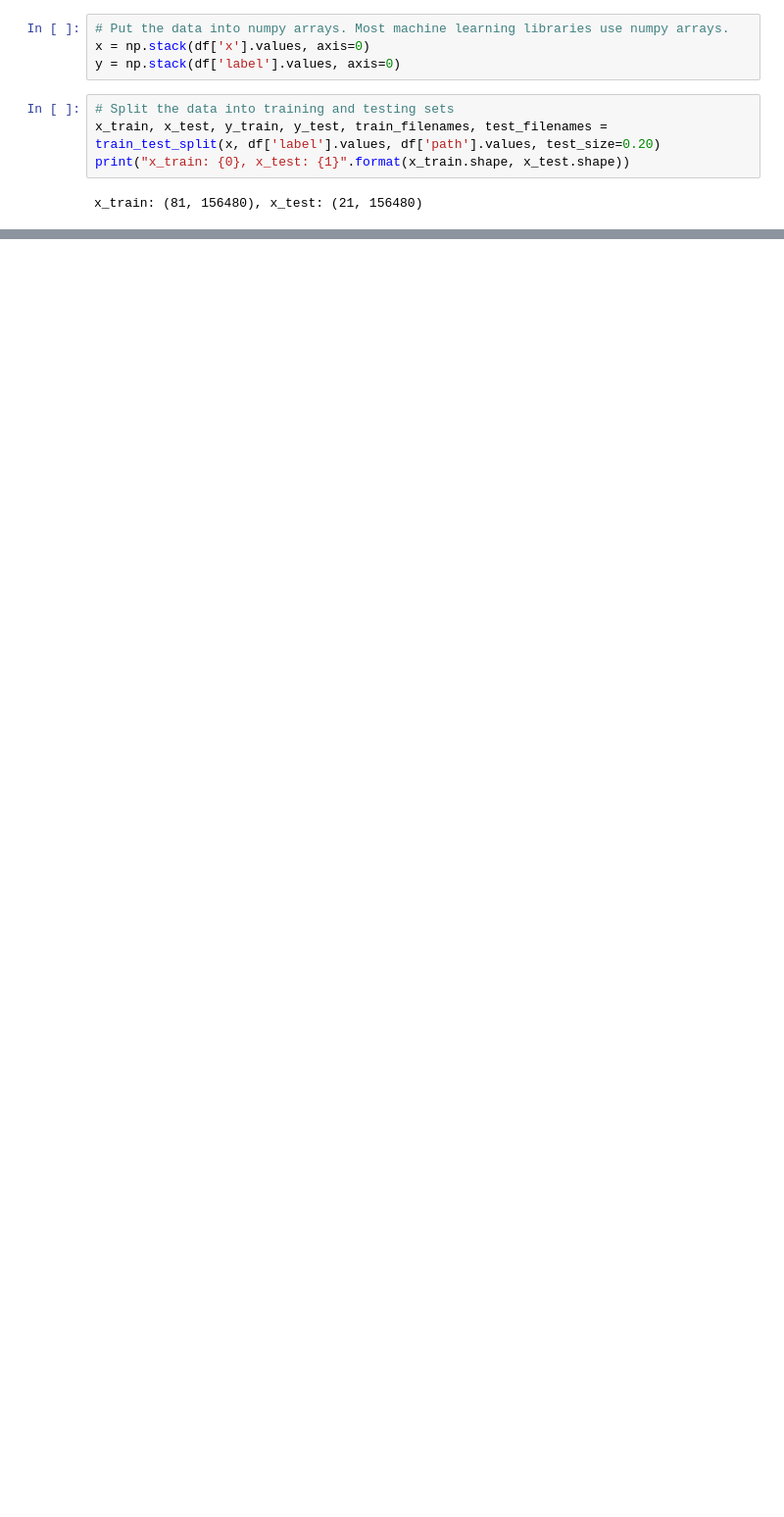
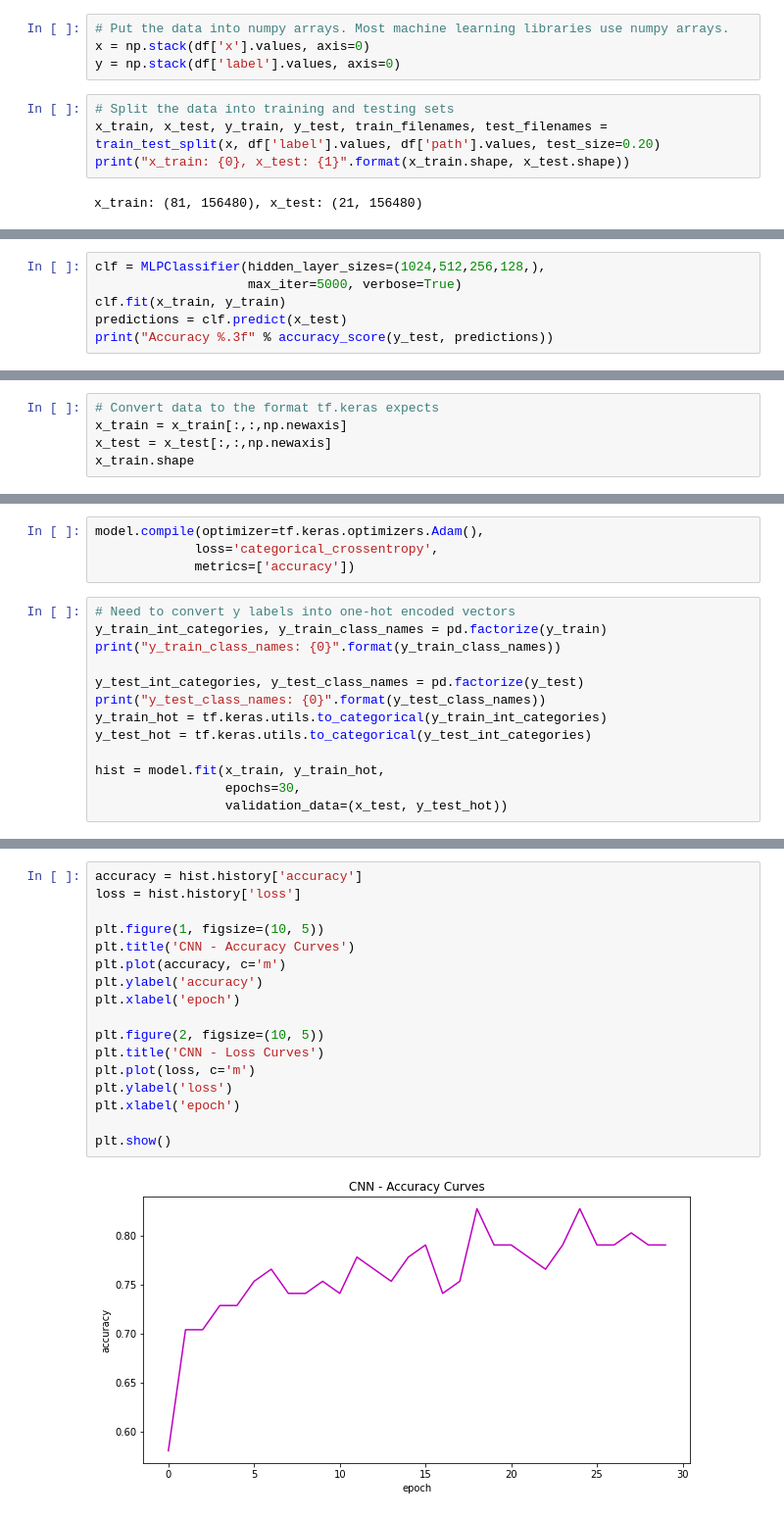
Before and after one commit to zkatemor/audio-classification, a Jupyter notebook: audio_classifier.ipynb, the cells around one changed output, grey strips where cells are left out. Shown at 98% size. Drawn from its saved outputs; the diff is of its cells as text; blank space fills up the shorter version.

```diff
--- a/audio_classifier.ipynb
+++ b/audio_classifier.ipynb
@@ -135,0 +143,6 @@ Accuracy 0.857
+# %%
+clf = MLPClassifier(hidden_layer_sizes=(1024,512,256,128,),
+                    max_iter=5000, verbose=True)
+clf.fit(x_train, y_train)
+predictions = clf.predict(x_test)
+print("Accuracy %.3f" % accuracy_score(y_test, predictions))
@@ -135,0 +171,5 @@ Accuracy 0.857
+# %%
+# Convert data to the format tf.keras expects
+x_train = x_train[:,:,np.newaxis]
+x_test = x_test[:,:,np.newaxis]
+x_train.shape
@@ -135,0 +204,17 @@ Accuracy 0.857
+# %%
+model.compile(optimizer=tf.keras.optimizers.Adam(),
+             loss='categorical_crossentropy',
+             metrics=['accuracy'])
+# %%
+# Need to convert y labels into one-hot encoded vectors
+y_train_int_categories, y_train_class_names = pd.factorize(y_train)
+print("y_train_class_names: {0}".format(y_train_class_names))
+
+y_test_int_categories, y_test_class_names = pd.factorize(y_test)
+print("y_test_class_names: {0}".format(y_test_class_names))
+y_train_hot = tf.keras.utils.to_categorical(y_train_int_categories)
+y_test_hot = tf.keras.utils.to_categorical(y_test_int_categories)
+
+hist = model.fit(x_train, y_train_hot,
+                 epochs=30,
+                 validation_data=(x_test, y_test_hot))
@@ -135,0 +239,19 @@ Accuracy 0.857
+# %%
+accuracy = hist.history['accuracy']
+loss = hist.history['loss']
+
+plt.figure(1, figsize=(10, 5))
+plt.title('CNN - Accuracy Curves')
+plt.plot(accuracy, c='m')
+plt.ylabel('accuracy')
+plt.xlabel('epoch')
+
+plt.figure(2, figsize=(10, 5))
+plt.title('CNN - Loss Curves')
+plt.plot(loss, c='m')
+plt.ylabel('loss')
+plt.xlabel('epoch')
+
+plt.show()
+# %% [output]
+[figure, added]
```
Also changed, not shown: parts of 17 cells of this notebook.
